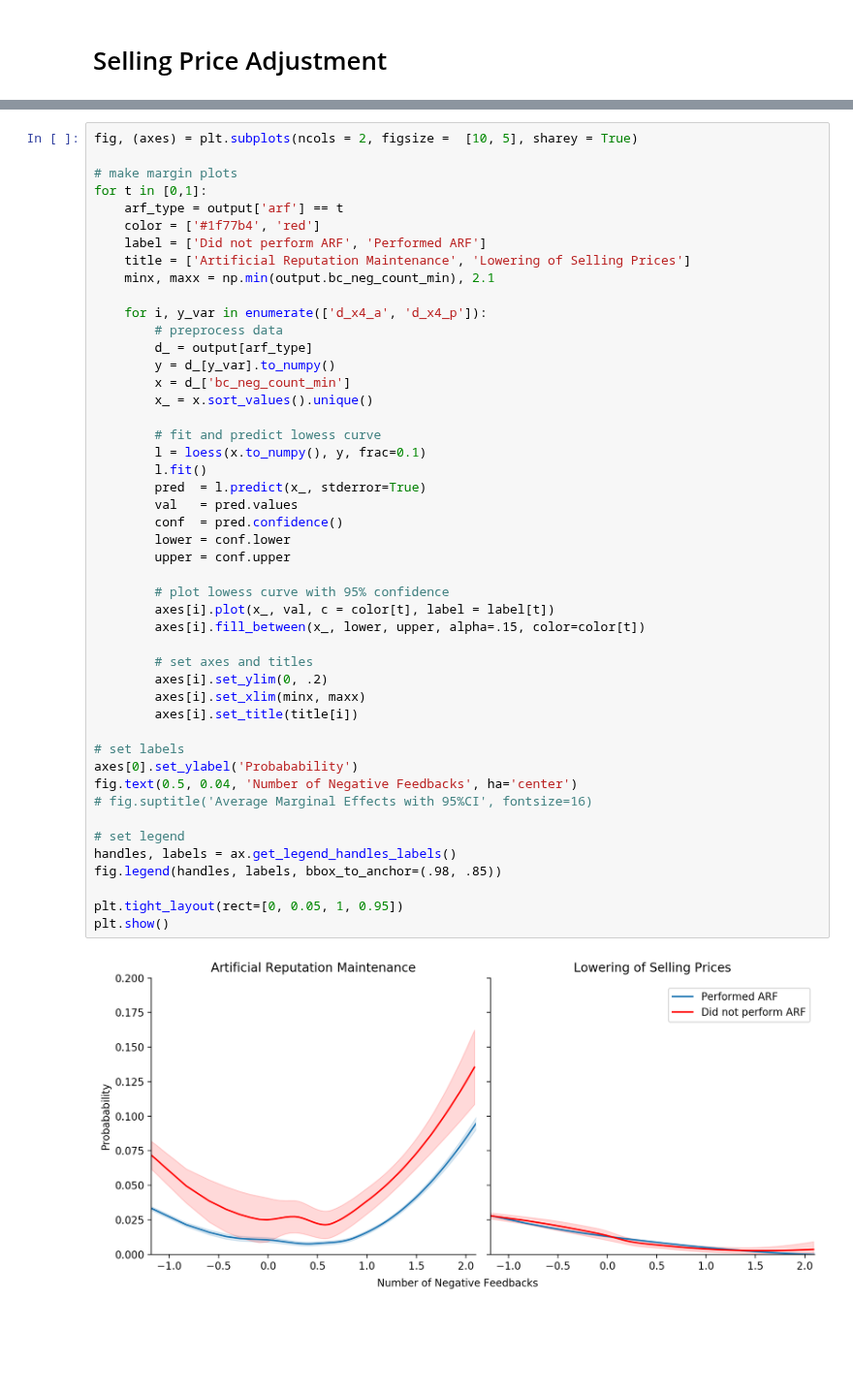
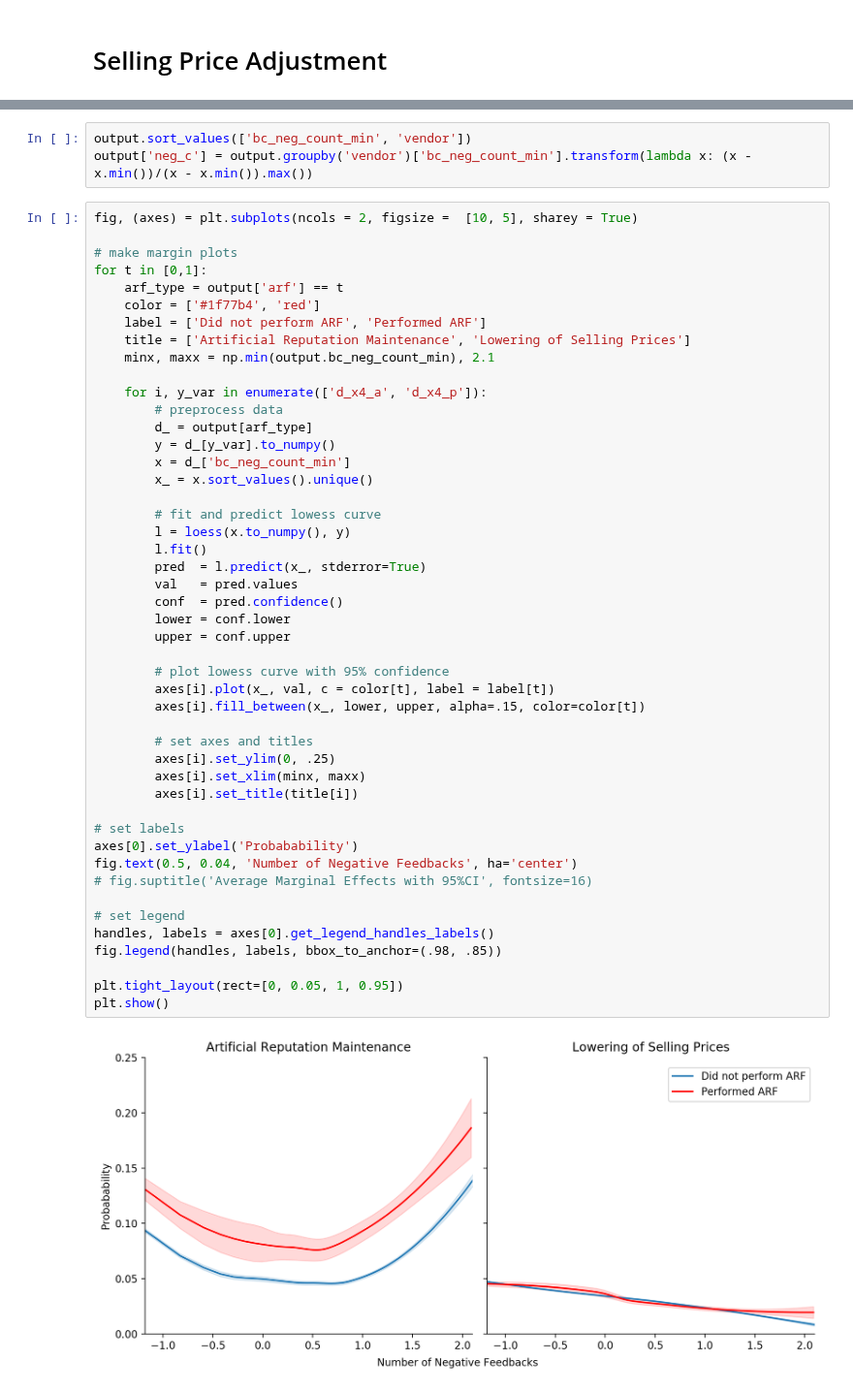
Before and after one commit to jossl95/ARF, a Jupyter notebook: Analyzer.ipynb, the cells around one changed output, grey strips where cells are left out. Shown at 97% size. Saved outputs shown, nothing was run; the diff lists cells and outputs as text; blank space fills up the shorter version.

```diff
--- a/Analyzer.ipynb
+++ b/Analyzer.ipynb
@@ -536,3 +577,6 @@ Ho: diff = 0                                     degrees of freedom =    24549
+# %%
+output.sort_values(['bc_neg_count_min', 'vendor'])
+output['neg_c'] = output.groupby('vendor')['bc_neg_count_min'].transform(lambda x: (x - x.min())/(x - x.min()).max())
 # %%
 fig, (axes) = plt.subplots(ncols = 2, figsize =  [10, 5], sharey = True)
 
@@ -551,34 +595,34 @@ for t in [0,1]:
         x = d_['bc_neg_count_min']
         x_ = x.sort_values().unique()
 
         # fit and predict lowess curve
-        l = loess(x.to_numpy(), y, frac=0.1)
+        l = loess(x.to_numpy(), y)
         l.fit()
         pred  = l.predict(x_, stderror=True)
         val   = pred.values
         conf  = pred.confidence()
         lower = conf.lower
         upper = conf.upper
 
         # plot lowess curve with 95% confidence
         axes[i].plot(x_, val, c = color[t], label = label[t])
         axes[i].fill_between(x_, lower, upper, alpha=.15, color=color[t])
 
         # set axes and titles
-        axes[i].set_ylim(0, .2)
+        axes[i].set_ylim(0, .25)
         axes[i].set_xlim(minx, maxx)
         axes[i].set_title(title[i])
 
 # set labels
 axes[0].set_ylabel('Probabability')
 fig.text(0.5, 0.04, 'Number of Negative Feedbacks', ha='center')
 # fig.suptitle('Average Marginal Effects with 95%CI', fontsize=16)
 
 # set legend
-handles, labels = ax.get_legend_handles_labels()
+handles, labels = axes[0].get_legend_handles_labels()
 fig.legend(handles, labels, bbox_to_anchor=(.98, .85))
 
 plt.tight_layout(rect=[0, 0.05, 1, 0.95])
 plt.show()
 # %% [output]
-[figure, old version]
+[figure, new version]
```
Also changed, not shown: parts of 10 cells of this notebook, 1 other file.
